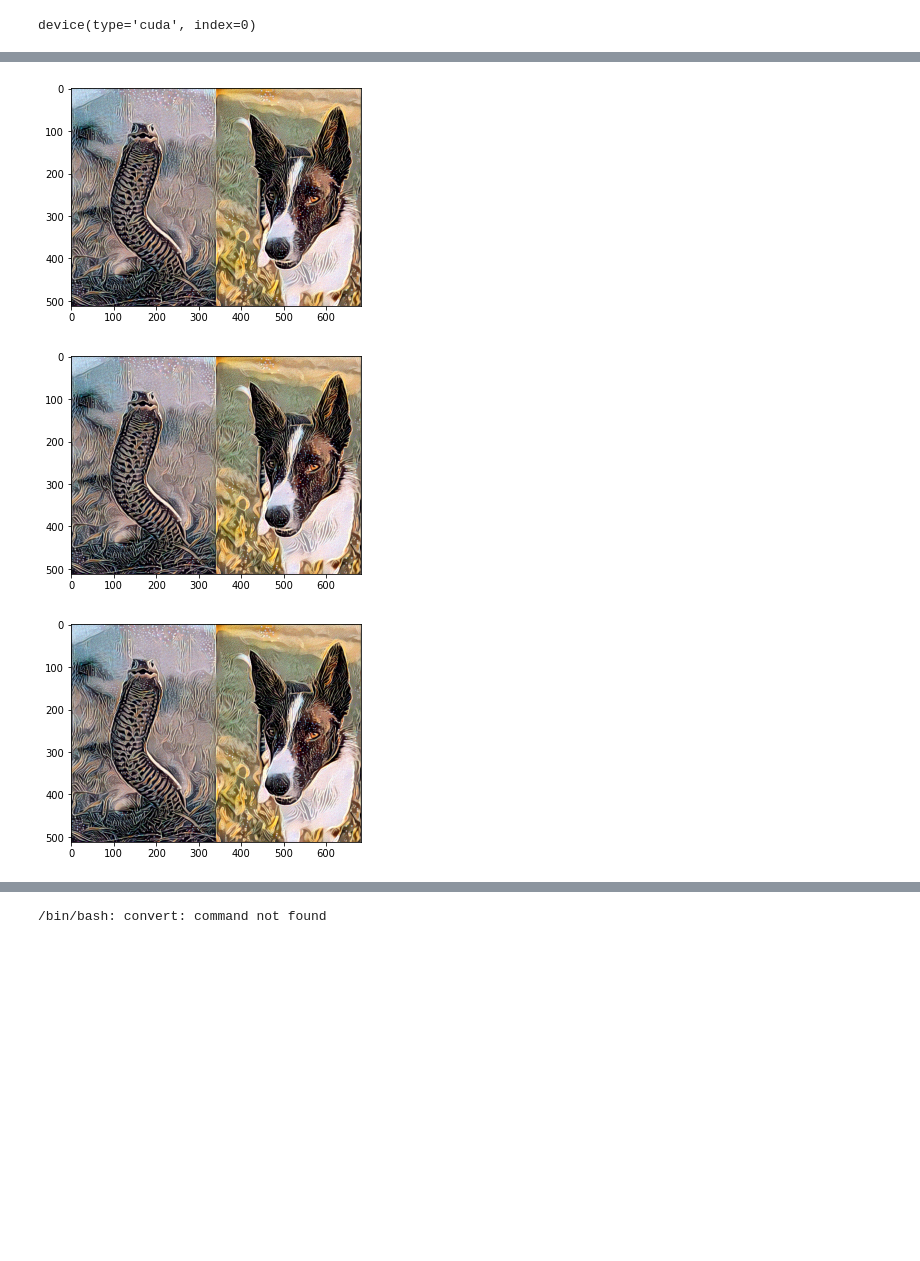
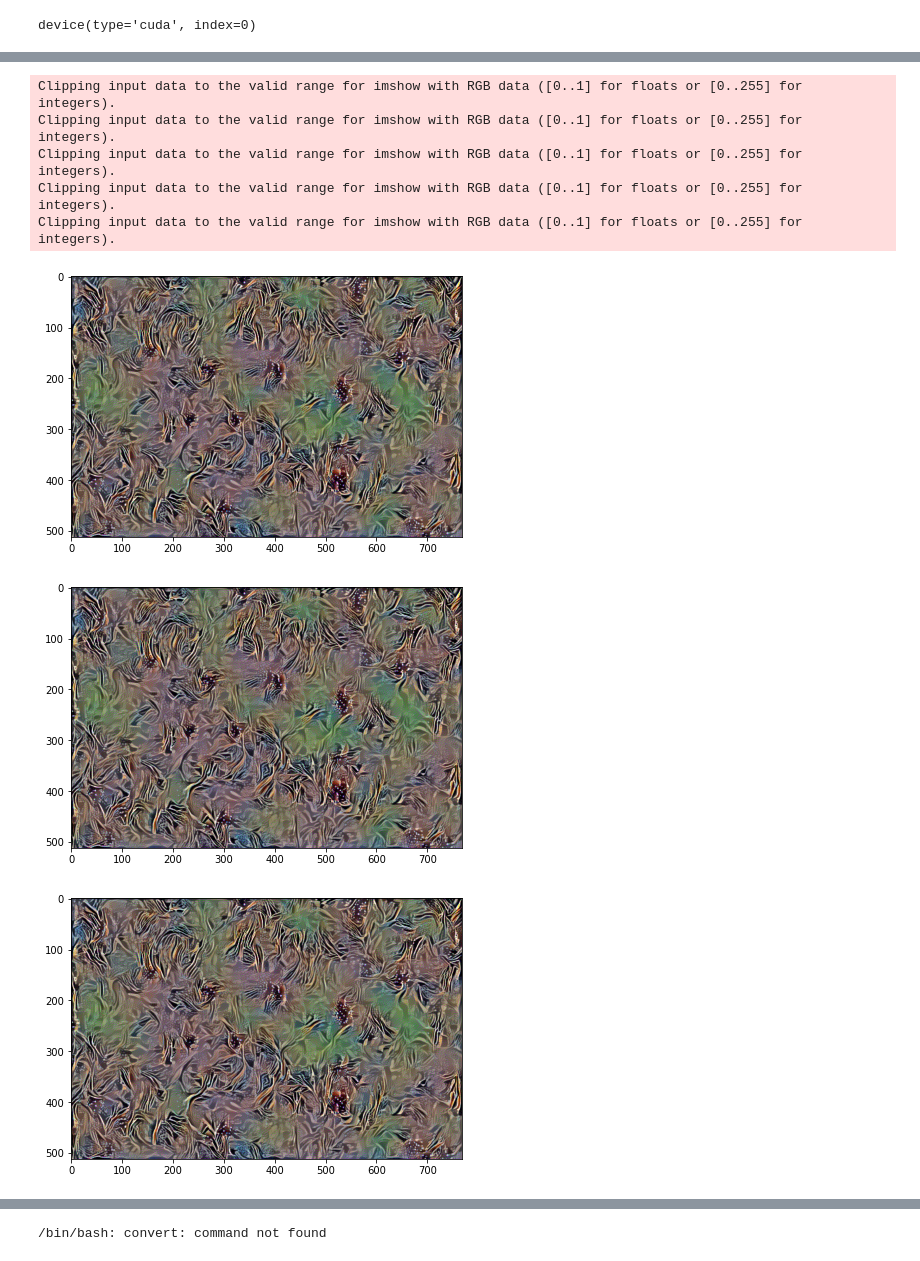
Before and after one commit to ppciesiolkiewicz/ml-expoloration, a Jupyter notebook: pytorch/style-transfer/style-transfer.ipynb, the cells around one changed output, grey strips where cells are left out. Cells and saved outputs as stored; diff of their text form; code cells hidden in the pictures; blank space fills up the shorter version.

```diff
--- a/pytorch/style-transfer/style-transfer.ipynb
+++ b/pytorch/style-transfer/style-transfer.ipynb
@@ -111,13 +102,0 @@ dict_keys([0, 5, 10, 19, 28, 30, 32])
-# %%
-target = content_tensor.clone().requires_grad_(True)
-# %%
-images = []
-# %%
-
-def arr2tensor(arr):
-  tensor = arr.copy().transpose(2, 0, 1)
-  tensor = (tensor - mean) / std
-
-  return torch.tensor(tensor)
-
-target = arr2tensor(images[-1])
@@ -126,14 +131,9 @@ ValueError: ignored
 # %%
-epochs = 51
-style_loss_weights = [1e9]
-lrs = [0.3, 1e-1, 1e-2, 1e-2, 1e-3]
+epochs = 501
+style_loss_weights = [1e7]
+lrs = [5e-2, 3e-1, 6e-2, 1e-2, 1e-3]
 
 optimizer = optim.Adam([target], lr=1e-2)
-
-
-
-def get_idx(list, progress):
-  return len(list) * progress
 
 prev_lr_idx = -1
 for epoch in range(epochs):
@@ -149,13 +149,14 @@ for epoch in range(epochs):
           param_group['lr'] = lr
 
 
-    target_ftrs = extract_features(target, model)
+    target_ftrs = extract_features(target, model, layers)
 
     content_loss = 0
     for l, w in zip(content_layers, content_weights):
         # m = torch.sin(torch.arange(content_ftrs[l].numel(), dtype=torch.float64).view(content_ftrs[l].shape) + (epoch/epochs) * np.pi).to(device)
         # content_ftrs[l] = content_ftrs[l] * m
-        content_loss += F.mse_loss(target_ftrs[l], content_ftrs[l]) * w
+        content_loss += F.mse_loss(target_ftrs[l], content_ftrs1[l]) * w
+        content_loss += F.mse_loss(target_ftrs[l], content_ftrs2[l]) * w
 
     style_loss = 0
     for l, w in zip(style_layers, style_weights):
@@ -180,16 +197,28 @@ RuntimeError: ignored
 # %%
+import os, shutil
+
+figsize = (7, 7)
 start = len(images) - 5
 end = len(images)
 
+shutil.rmtree('./output')
+os.makedirs('./output')
+
 for i in range(start, end):
+  fname = f'output/{i}.jpg'
   pil_img = Image.fromarray(np.clip(np.round(images[i] * 255), 0, 255).astype('uint8'))
-  pil_img.save(f'{i}.jpg')
+  pil_img.save(fname)
 
 for i in range(start, end):
   img = images[i]
-  plt.figure()
+  plt.figure(figsize = figsize)
   plt.imshow(img)
 # %% [output]
+Clipping input data to the valid range for imshow with RGB data ([0..1] for floats or [0..255] for integers).
+Clipping input data to the valid range for imshow with RGB data ([0..1] for floats or [0..255] for integers).
+Clipping input data to the valid range for imshow with RGB data ([0..1] for floats or [0..255] for integers).
+Clipping input data to the valid range for imshow with RGB data ([0..1] for floats or [0..255] for integers).
+Clipping input data to the valid range for imshow with RGB data ([0..1] for floats or [0..255] for integers).
-[figure, old version]
+[figure, new version]
-[figure, old version]
+[figure, new version]
-[figure, old version]
+[figure, new version]
```
Also changed, not shown: parts of 12 cells of this notebook.
